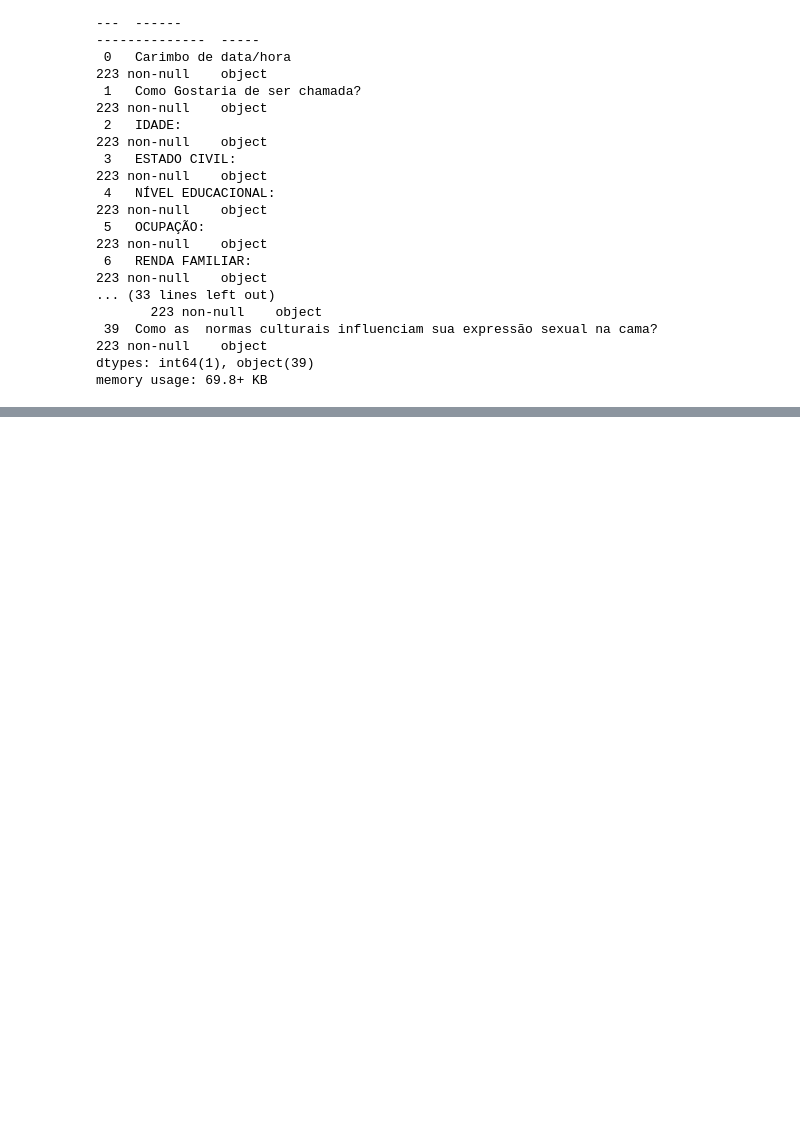
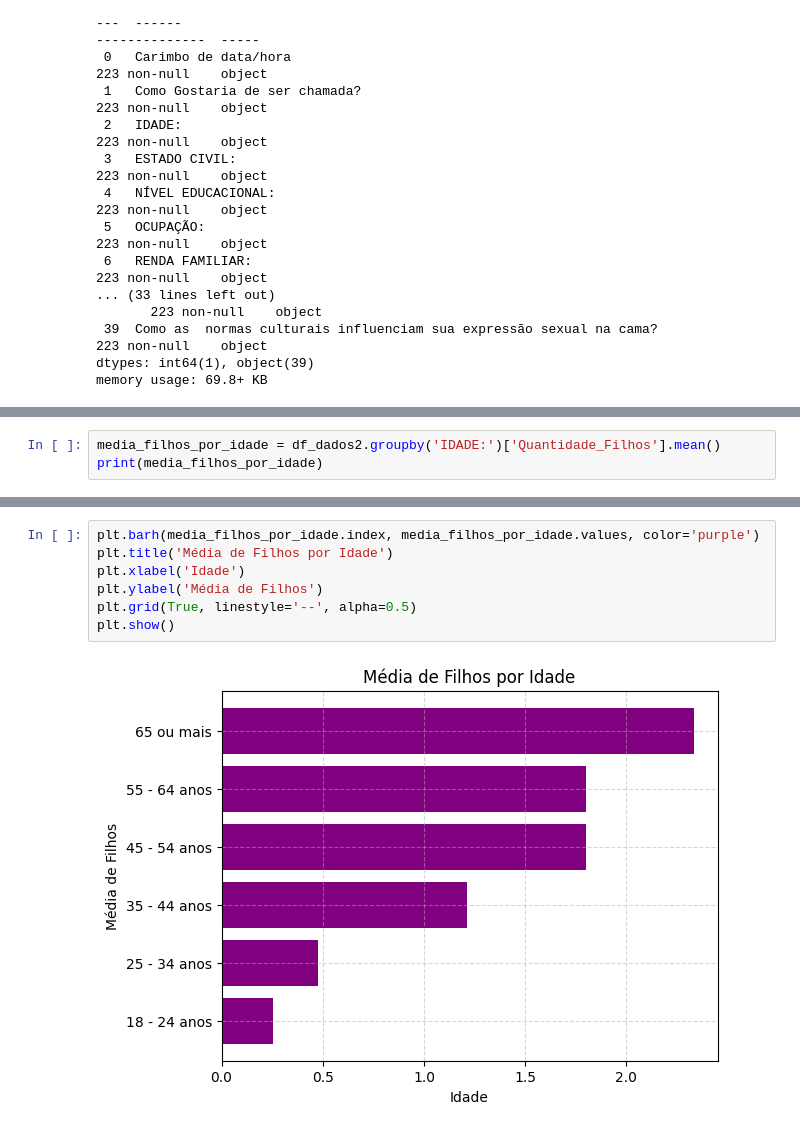
Before and after one commit to danisnegrao/ProjetFInal_DaniNegrao, a Jupyter notebook: base_dados.ipynb, the cells around one changed output, grey strips where cells are left out. Cells and saved outputs as stored; diff of their text form; blank space fills up the shorter version.

```diff
--- a/base_dados.ipynb
+++ b/base_dados.ipynb
@@ -42,0 +124,3 @@ memory usage: 69.8+ KB
+# %%
+media_filhos_por_idade = df_dados2.groupby('IDADE:')['Quantidade_Filhos'].mean()
+print(media_filhos_por_idade)
@@ -42,0 +136,9 @@ memory usage: 69.8+ KB
+# %%
+plt.barh(media_filhos_por_idade.index, media_filhos_por_idade.values, color='purple')
+plt.title('Média de Filhos por Idade')
+plt.xlabel('Idade')
+plt.ylabel('Média de Filhos')
+plt.grid(True, linestyle='--', alpha=0.5)
+plt.show()
+# %% [output]
+[figure, added]
```
Also changed, not shown: parts of 21 cells of this notebook.
